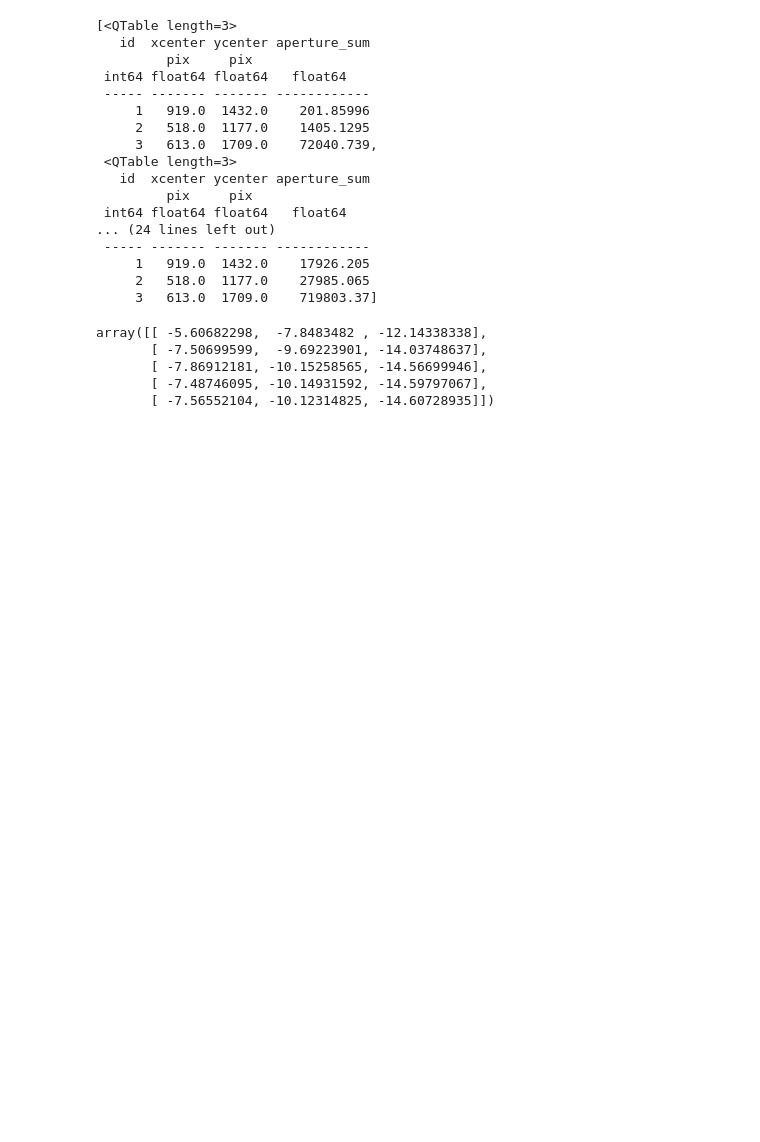
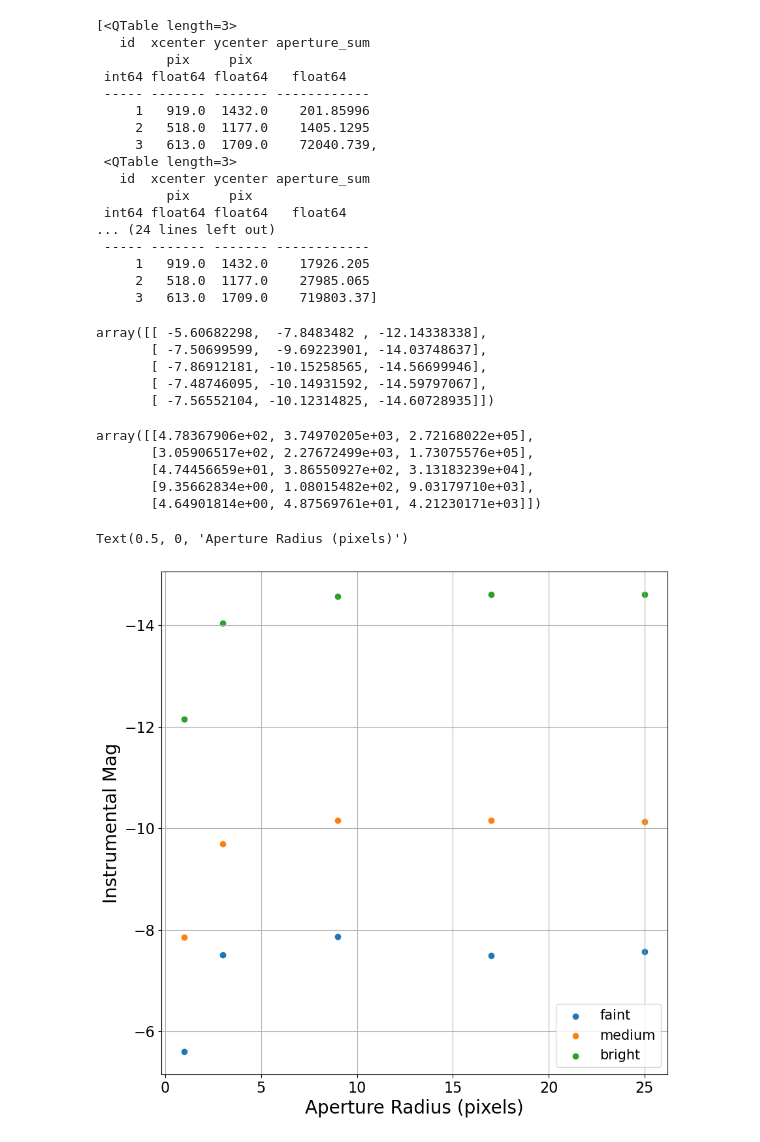
Before and after one commit to VanderbiltAstronomy/astr_8060_f23, a Jupyter notebook: work/schultls/hw6/hw6_nb.ipynb, the cells around one changed output. Cells and saved outputs as stored; diff of their text form; code cells hidden in the pictures; blank space fills up the shorter version.

```diff
--- a/work/schultls/hw6/hw6_nb.ipynb
+++ b/work/schultls/hw6/hw6_nb.ipynb
@@ -344,8 +375,10 @@ phot_tbl_list
      3   613.0  1709.0    719803.37]
 # %%
 ins_m = np.zeros((5, 3)) # positions x apertures
+s_n = np.zeros((5,3)) # signal to noise array S / A*B
 for idx, ap in enumerate(aperturelist):
     ins_m[idx, :] = -2.5 * np.log10(phot_tbl_list[idx]['aperture_sum'] - ap.area*B_con)
+    s_n[idx, :] = (phot_tbl_list[idx]['aperture_sum'] - ap.area*B_con) / ap.area*B_con
 # %%
 ins_m
 # %% [output]
@@ -354,3 +387,23 @@ array([[ -5.60682298,  -7.8483482 , -12.14338338],
        [ -7.86912181, -10.15258565, -14.56699946],
        [ -7.48746095, -10.14931592, -14.59797067],
        [ -7.56552104, -10.12314825, -14.60728935]])
+# %%
+s_n
+# %% [output]
+array([[4.78367906e+02, 3.74970205e+03, 2.72168022e+05],
+       [3.05906517e+02, 2.27672499e+03, 1.73075576e+05],
+       [4.74456659e+01, 3.86550927e+02, 3.13183239e+04],
+       [9.35662834e+00, 1.08015482e+02, 9.03179710e+03],
+       [4.64901814e+00, 4.87569761e+01, 4.21230171e+03]])
+# %%
+ap_r = [ap.r for ap in aperturelist]
+strbrightlbl = ['faint', 'medium', 'bright']
+for idx in range(3):
+    plt.scatter(ap_r, ins_m[:, idx], label=strbrightlbl[idx])
+plt.gca().invert_yaxis()
+plt.legend(fontsize=15)
+plt.ylabel('Instrumental Mag')
+plt.xlabel('Aperture Radius (pixels)')
+# %% [output]
+Text(0.5, 0, 'Aperture Radius (pixels)')
+[figure, added]
```
Also changed, not shown: parts of 17 cells of this notebook.
